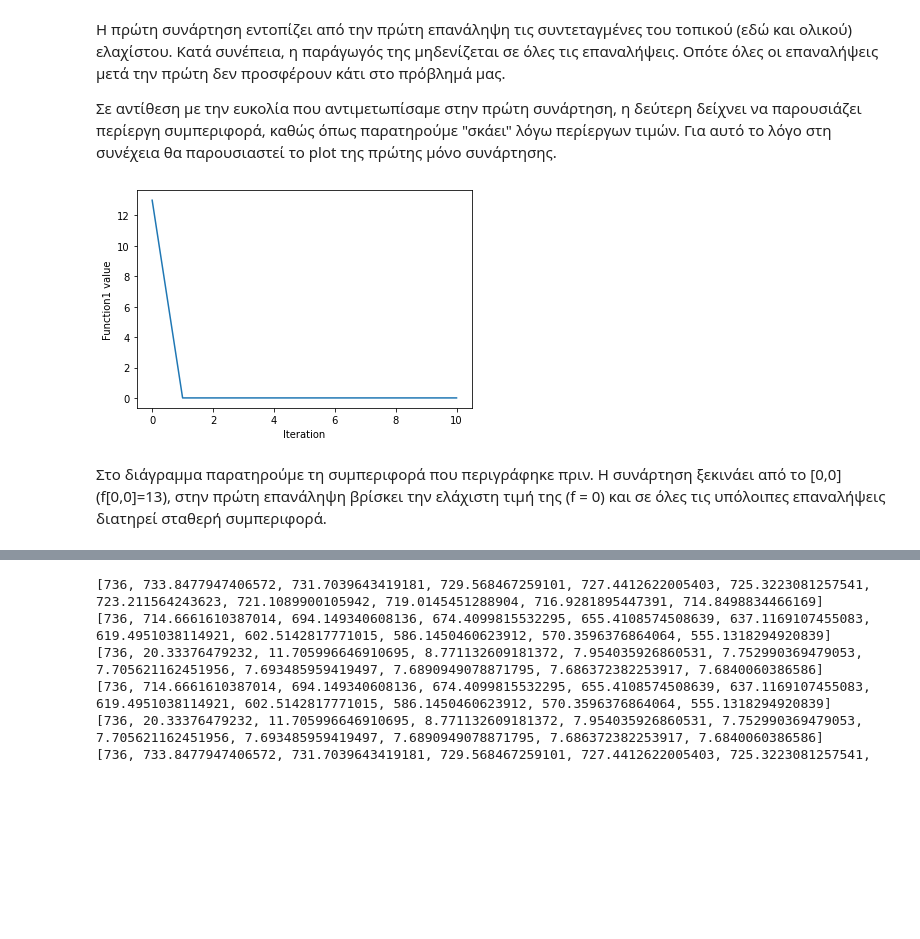
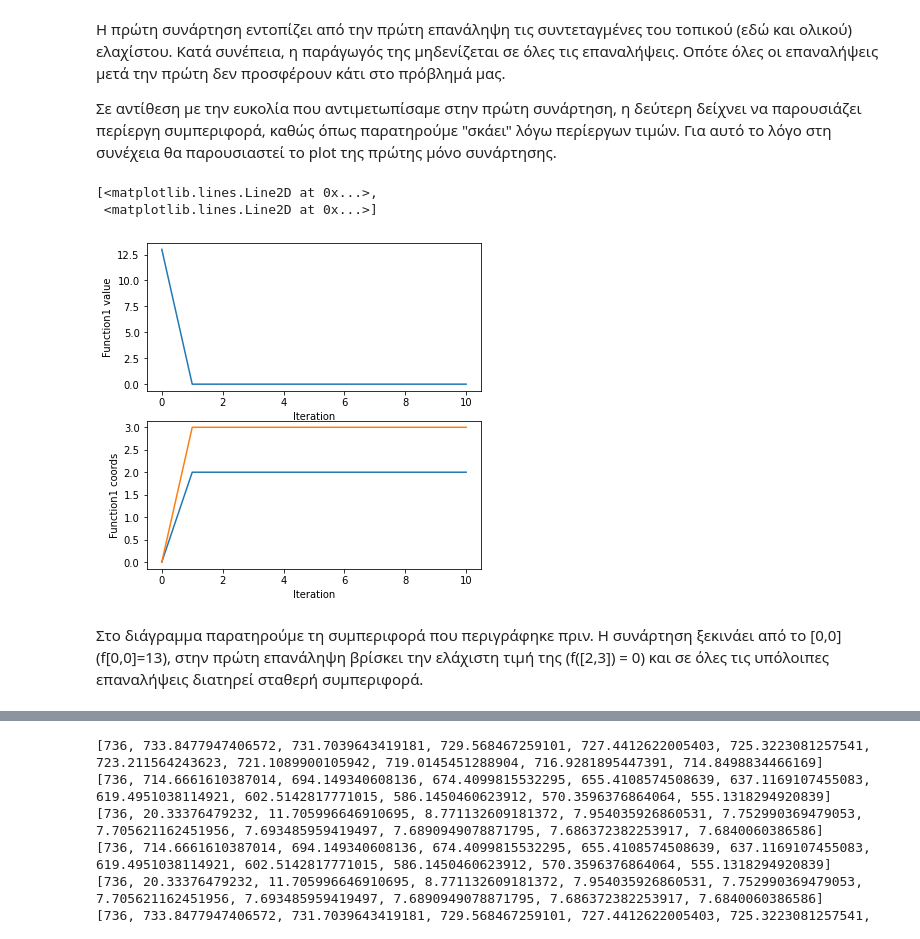
Before and after one commit to konstantinaRK/MachineLearning, a Jupyter notebook: Exercise1.ipynb, the cells around one changed output, grey strips where cells are left out. Drawn from its saved outputs; the diff is of its cells as text; code cells hidden in the pictures; blank space fills up the shorter version.

```diff
--- a/Exercise1.ipynb
+++ b/Exercise1.ipynb
@@ -296,0 +286,31 @@ ax[1].plot(range(0,9), [f2_grad([x,x])[1] for x in range(0,9)])
+# %%
+def f2_grad(x):
+  """
+    The gradients of function 2
+  """
+  return [40*(x[0] + 3 - (x[1] -3)**2), 2*(-40*(x[1]-3)*(x[0] + 3 - (x[1]-3)**2) + x[1] - 4)]
+
+
+# Ploting the partial gradients of function 2
+fig = plt.figure(figsize=plt.figaspect(0.5))
+ax = fig.add_subplot(1, 2, 1, projection='3d')
+
+x = np.linspace(-4, 2)
+y = np.linspace(-0, 9)
+
+X, Y = np.meshgrid(x, y)
+Z = np.array([f2_grad([x,y])[0] for x,y in zip(X,Y)])
+
+ax.contour3D(X, Y, Z, 50, cmap='binary')
+ax.set_xlabel('x1')
+ax.set_ylabel('x2')
+ax.set_zlabel('f2 grad')
+ax.view_init(60, 35)
+surf = ax.plot_surface(X, Y, Z, rstride=1, cstride=1, cmap=cm.coolwarm, linewidth=0, antialiased=False)
+
+ax = fig.add_subplot(1, 2, 2, projection='3d')
+Z = np.array([f2_grad([x,y])[1] for x,y in zip(X,Y)])
+
+ax.plot_wireframe(X, Y, Z, rstride=10, cstride=10)
+
+plt.show()
@@ -324,25 +352,32 @@ data1 = gradient_descend(f1_grad, 10, [0,0], 0.5)
 # %%
 ############# If we could plot both #############
 
 # fig, ax = plt.subplots(2, 1,figsize=(6,6))
 # ax[0].set_ylabel("Function1 value")
 # ax[0].set_xlabel("Iteration")
 # ax[0].set(xlim=(0, 10))
 
 # ax[1].set_ylabel("Function2 value")
 # ax[1].set_xlabel("Iteration")
 # ax[1].set(xlim=(0, 10))
 
 # ax[0].plot([f1(x) for x in data1], range(0,11))
 # ax[1].plot([f2(x) for x in data2], range(0,11))
 
 #################################################
 
-plt.plot([f1(x) for x in data1])
-plt.ylabel("Function1 value")
-plt.xlabel("Iteration")
-plt.show()
+fig, ax = plt.subplots(2, 1,figsize=(6,6))
+ax[0].set_ylabel("Function1 value")
+ax[0].set_xlabel("Iteration")
+
+ax[1].set_ylabel("Function1 coords")
+ax[1].set_xlabel("Iteration")
+
+ax[0].plot([f1(x) for x in data1])
+ax[1].plot(data1)
 # %% [output]
+[<matplotlib.lines.Line2D at 0x...>,
+ <matplotlib.lines.Line2D at 0x...>]
-[figure, old version]
+[figure, new version]
 # %% [markdown]
-Στο διάγραμμα παρατηρούμε τη συμπεριφορά που περιγράφηκε πριν. Η συνάρτηση ξεκινάει από το [0,0] (f[0,0]=13), στην πρώτη επανάληψη βρίσκει την ελάχιστη τιμή της (f = 0) και σε όλες τις υπόλοιπες επαναλήψεις διατηρεί σταθερή συμπεριφορά.
+Στο διάγραμμα παρατηρούμε τη συμπεριφορά που περιγράφηκε πριν. Η συνάρτηση ξεκινάει από το [0,0] (f[0,0]=13), στην πρώτη επανάληψη βρίσκει την ελάχιστη τιμή της (f([2,3]) = 0) και σε όλες τις υπόλοιπες επαναλήψεις διατηρεί σταθερή συμπεριφορά.
```
Also changed, not shown: parts of 31 cells of this notebook.
